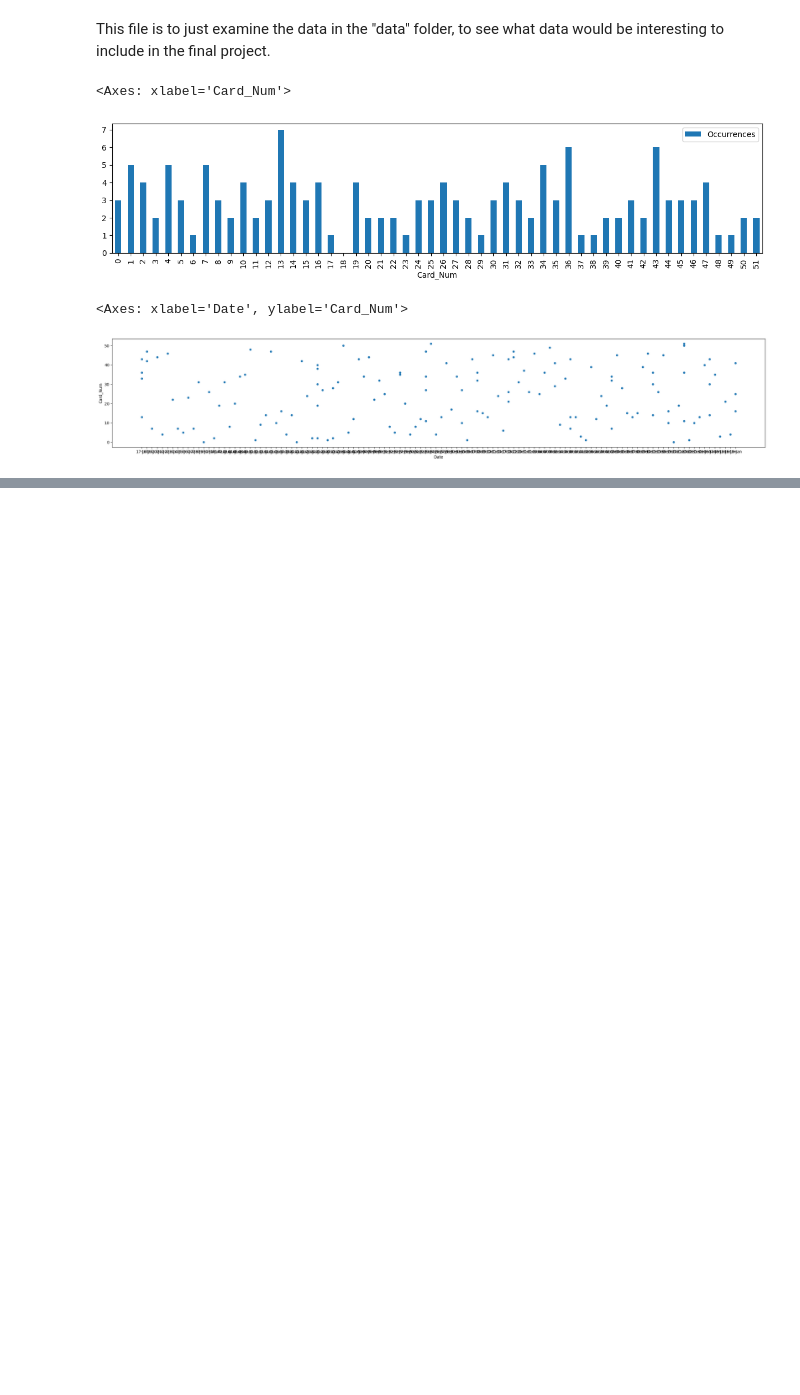
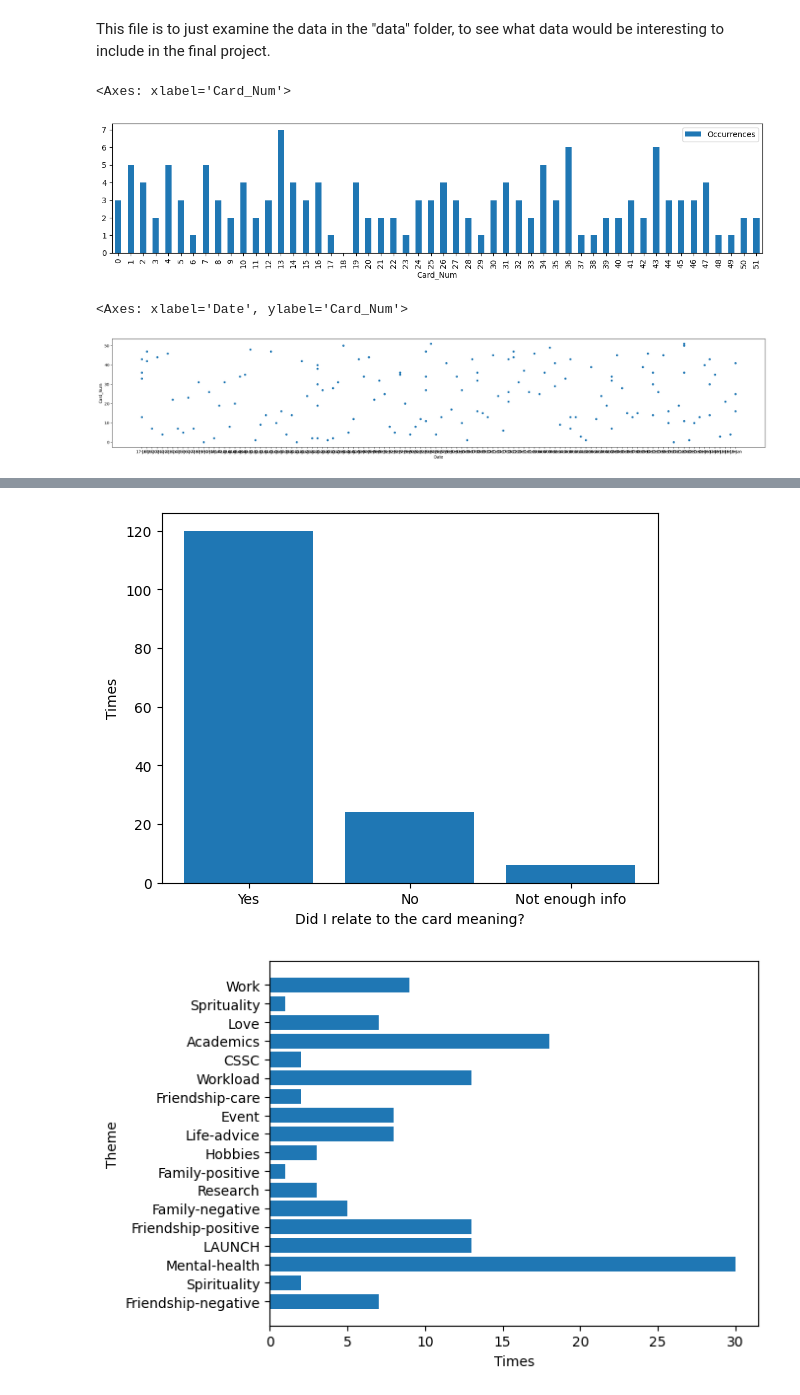
Before and after one commit to AmberLynnR33/WRI363_Data_Comm_Proj, a Jupyter notebook: graphics_creation/collect_stats.ipynb, the cells around one changed output, grey strips where cells are left out. Drawn from its saved outputs; the diff is of its cells as text; code cells hidden in the pictures; blank space fills up the shorter version.

Commit message:
Developing more stats to later visualize

```diff
--- a/graphics_creation/collect_stats.ipynb
+++ b/graphics_creation/collect_stats.ipynb
@@ -50,0 +35,67 @@ plt.show()
+# %%
+# graphing card relation
+
+card_relation = np.bincount(pull_data["Connection"])
+
+# data to be plotted
+x = np.array(['Yes', 'No', 'Not enough info'])
+y = np.array([card_relation[1], card_relation[0], card_relation[2]])
+
+# plotting
+plt.bar(x,y)
+plt.xlabel("Did I relate to the card meaning?")
+plt.ylabel("Times")
+plt.show()
+
+# reasons I related to card
+
+card_relation = {}
+
+for i in range(np.shape(pull_data)[0]):
+    add1 = pull_data["Area_Connection_1"][i]
+    add2 = pull_data["Area_Connection_2"][i]
+    card_relation[add1] = card_relation.get(add1, 0) + 1
+    card_relation[add2] = card_relation.get(add2, 0) + 1
+
+card_relation.pop(np.nan)
+
+# visualize reasons I relate to card
+
+meaning_code = []
+times_related = []
+
+for k in card_relation.keys():
+    meaning_code.append(k)
+    times_related.append(card_relation[k])
+
+plt.barh(meaning_code, times_related)
+plt.xlabel("Times")
+plt.ylabel("Theme")
+plt.show()
+
+print(card_relation)
+
+# now let's collect what cards connect to what themes
+card_relation = [[0 for i in range(52)] for j in range(len(meaning_code))]
+for j in range(len(meaning_code)):
+    card_relation[j].insert(0, meaning_code[j])
+
+for i in range(np.shape(pull_data)[0]):
+    if pull_data["Connection"][i] == 0:
+        continue
+
+    add1 = pull_data["Area_Connection_1"][i]
+    add2 = pull_data["Area_Connection_2"][i]
+
+    for j in range(len(card_relation)):
+        cur_relation = card_relation[j]
+        if cur_relation[0] == add1:
+            cur_relation[pull_data["Card_Num"][i] + 1] += 1
+        if cur_relation[0] == add2:
+            cur_relation[pull_data["Card_Num"][i] + 1] += 1
+
+# print out this array nicely
+print(np.matrix(card_relation))
+# %% [output]
+[figure, added]
+[figure, added]
```
Also changed, not shown: parts of 2 cells of this notebook.
